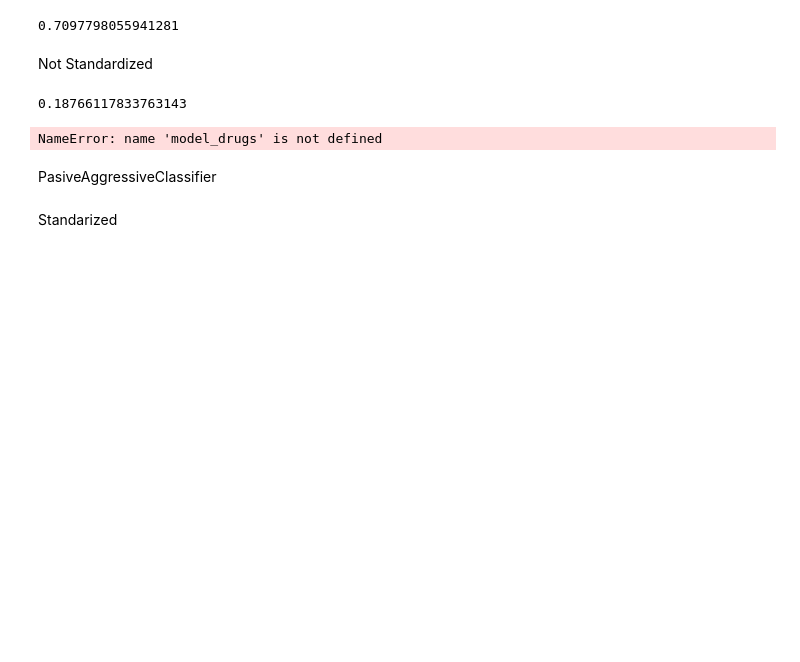
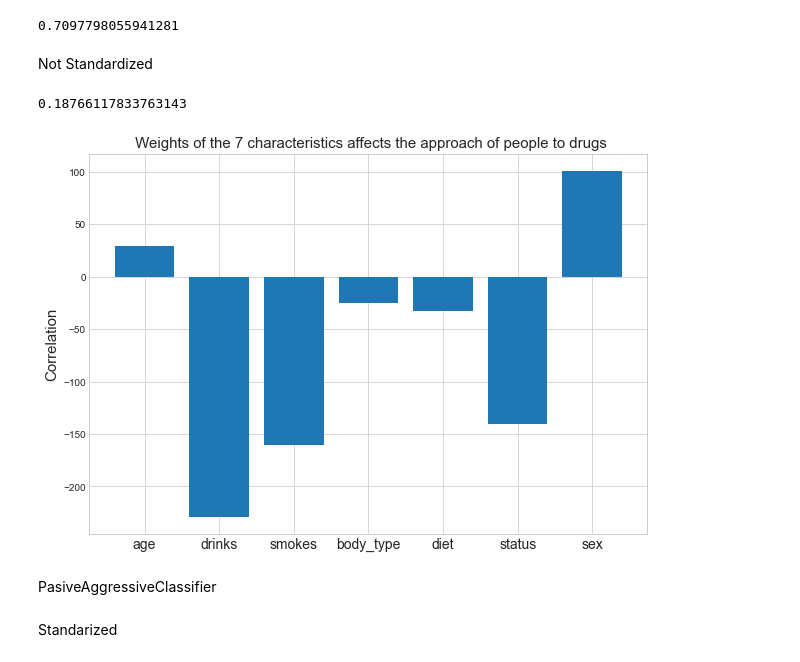
Before and after one commit to 4tolon/Date_a_Scientist, a Jupyter notebook: date-a-scientist.ipynb, the cells around one changed output. Saved outputs shown, nothing was run; the diff lists cells and outputs as text; code cells hidden in the pictures; blank space fills up the shorter version.

```diff
--- a/date-a-scientist.ipynb
+++ b/date-a-scientist.ipynb
@@ -748,20 +884,20 @@ print(model_drugs_P_s.score(test_data_drugs, test_labels_drugs))
 # %% [output]
 0.18766117833763143
 # %%
-coefficients = model_drugs.coef_
-coeflist = coefficients.tolist()[0]
+coefficients_P_ns = model_drugs_P_ns.coef_
+coeflist_P_ns = coefficients_P_ns.tolist()[0]
 
 from matplotlib import pyplot as plt
 plt.figure(figsize = (10,7))
 ax = plt.subplot()
-plt.bar(range(len(coeflist)), coeflist)
-ax.set_xticks(range(len(coeflist)));
+plt.bar(range(len(coeflist_P_ns)), coeflist_P_ns)
+ax.set_xticks(range(len(coeflist_P_ns)));
 ax.set_xticklabels(['age','drinks','smokes', 'body_type', 'diet', 'status', 'sex'], size = 14)
 plt.ylabel("Correlation", size = 15)
 plt.title(" Weights of the 7 characteristics affects the approach of people to drugs", size = 15)
 plt.show()
 # %% [output]
-NameError: name 'model_drugs' is not defined
+[figure, added]
 # %% [markdown]
 PasiveAggressiveClassifier
 # %% [markdown]
```
Also changed, not shown: parts of 64 cells of this notebook.
